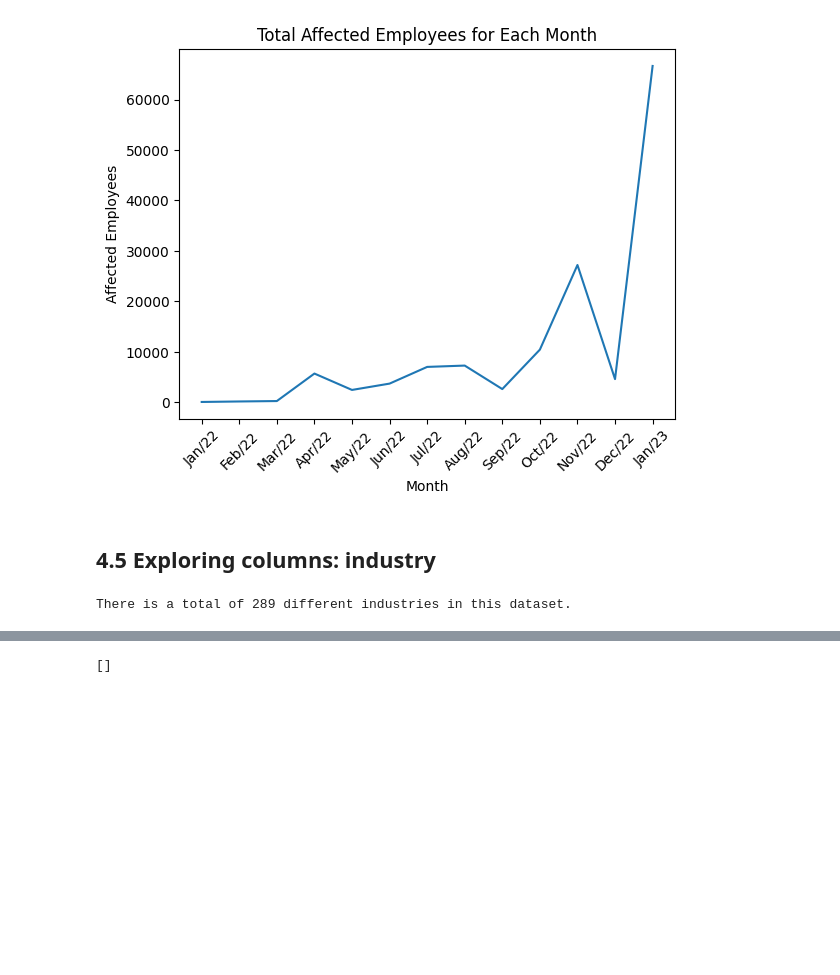
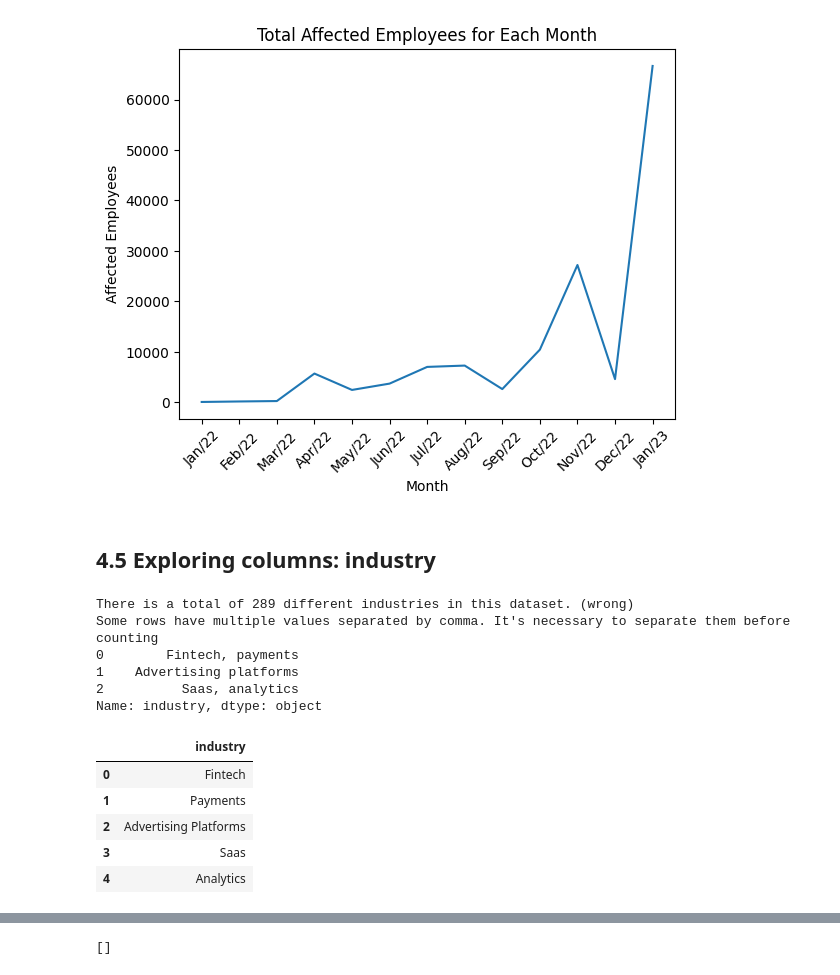
Before and after one commit to teusinn/TechCompaniesLayoff, a Jupyter notebook: src/main.ipynb, the cells around one changed output, grey strips where cells are left out. Saved outputs shown, nothing was run; the diff lists cells and outputs as text; code cells hidden in the pictures; blank space fills up the shorter version.

```diff
--- a/src/main.ipynb
+++ b/src/main.ipynb
@@ -350,6 +350,30 @@ plt.plot()
 # Counting how many uniques industries are listed in the dataset
 total_industries = df['industry'].nunique()
 
-print('There is a total of {} different industries in this dataset.'.format(total_industries))
+print('There is a total of {} different industries in this dataset. (wrong)'.format(total_industries))
+print("Some rows have multiple values separated by comma. It's necessary to separate them before counting")
+print(df['industry'].head(3))
 # %% [output]
-There is a total of 289 different industries in this dataset.
+There is a total of 289 different industries in this dataset. (wrong)
+Some rows have multiple values separated by comma. It's necessary to separate them before counting
+0        Fintech, payments
+1    Advertising platforms
+2          Saas, analytics
+Name: industry, dtype: object
+# %%
+# Splitting each industry by comma and exploding it to separate rows
+separated_industries = df['industry'].str.split(',', expand=True).stack().str.title().reset_index(drop=True)
+separated_industries.name = 'industry'
+separated_industries = pd.DataFrame(separated_industries)
+
+# Capitalizing the industries on the main dataframe
+df['industry'] = df['industry'].str.title()
+
+separated_industries.head(5)
+# %% [output]
+|  | industry |
+| 0 | Fintech |
+| 1 | Payments |
+| 2 | Advertising Platforms |
+| 3 | Saas |
+| 4 | Analytics |
```
Also changed, not shown: parts of 6 cells of this notebook.
